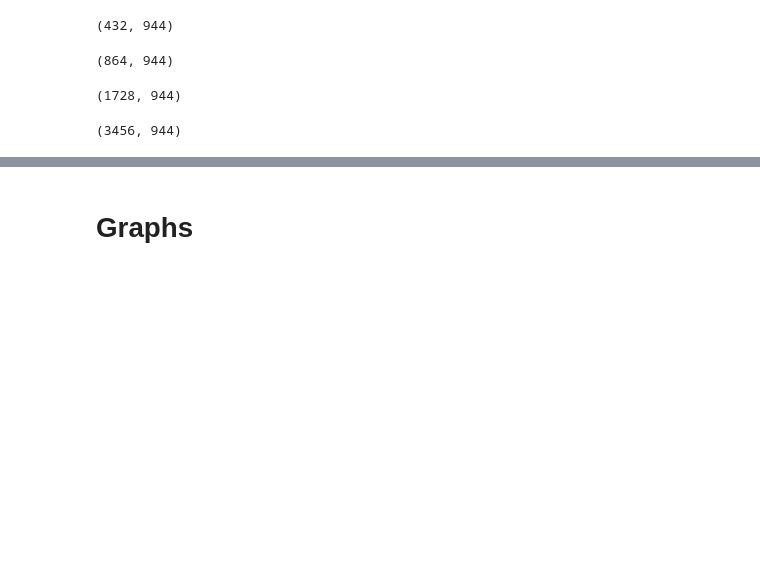
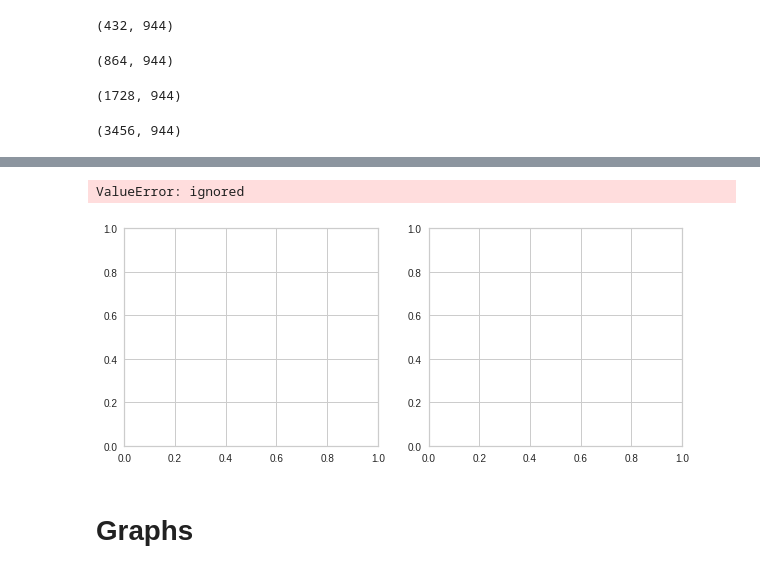
Before and after one commit to JF11579/Adelphi, a Jupyter notebook: Sprint_5_3.ipynb, the cells around one changed output, grey strips where cells are left out. Cells and saved outputs as stored; diff of their text form; code cells hidden in the pictures; blank space fills up the shorter version.

```diff
--- a/Sprint_5_3.ipynb
+++ b/Sprint_5_3.ipynb
@@ -806,3 +785,5 @@ concated_data = pd.concat(frames)
 concated_data.shape
 # %% [output]
 (3456, 944)
+# %%
+AUGMENTED_data = concated_data
@@ -808,0 +821,8 @@ concated_data.shape
+# %%
+y = AUGMENTED_data['Quantity']
+X = AUGMENTED_data.loc[: ,AUGMENTED_data.columns != 'Quantity']
+# %%
+X_train, X_test, y_train, y_test = train_test_split(X, y, test_size=0.05, random_state=5)
+print(X_train.shape)
+print(X_test.shape)
+LassoReg = Lasso()
@@ -808,0 +836,11 @@ concated_data.shape
+# %%
+
+#Training the model
+#LinearReg = LinearRegression(normalize=True) #Creates the function
+LassoReg.fit(X_train, y_train) #Train the model
+
+y_pred_Train = LinearReg.predict(X_train) #Predictions on training model
+y_pred_Test  = LinearReg.predict(X_test)  #Predictions on testing model
+
+print('Intercept:',LinearReg.intercept_) #Intercept: -4.4999751446869665
+print('Coefficients:', LinearReg.coef_)
@@ -809,2 +855,8 @@ concated_data.shape
+# %%
+Prediction_Plots(y_train, y_pred_Train, y_test, y_pred_Test)
+Metrics_Printer(y_train, y_pred_Train, y_test, y_pred_Test)
+# %% [output]
+ValueError: ignored
+[figure, added]
 # %% [markdown]
 # Graphs
```
Also changed, not shown: parts of 17 cells of this notebook.
